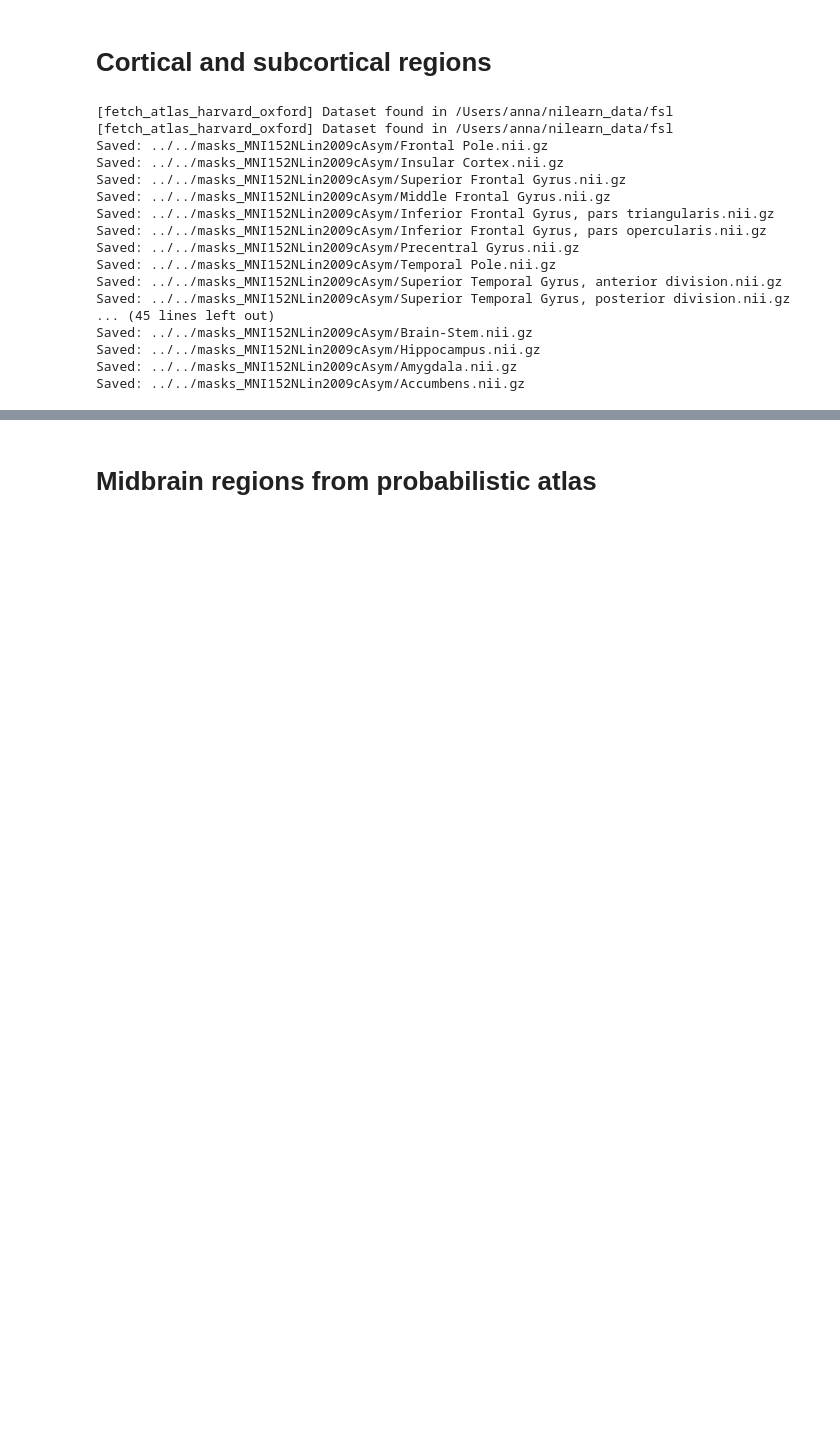
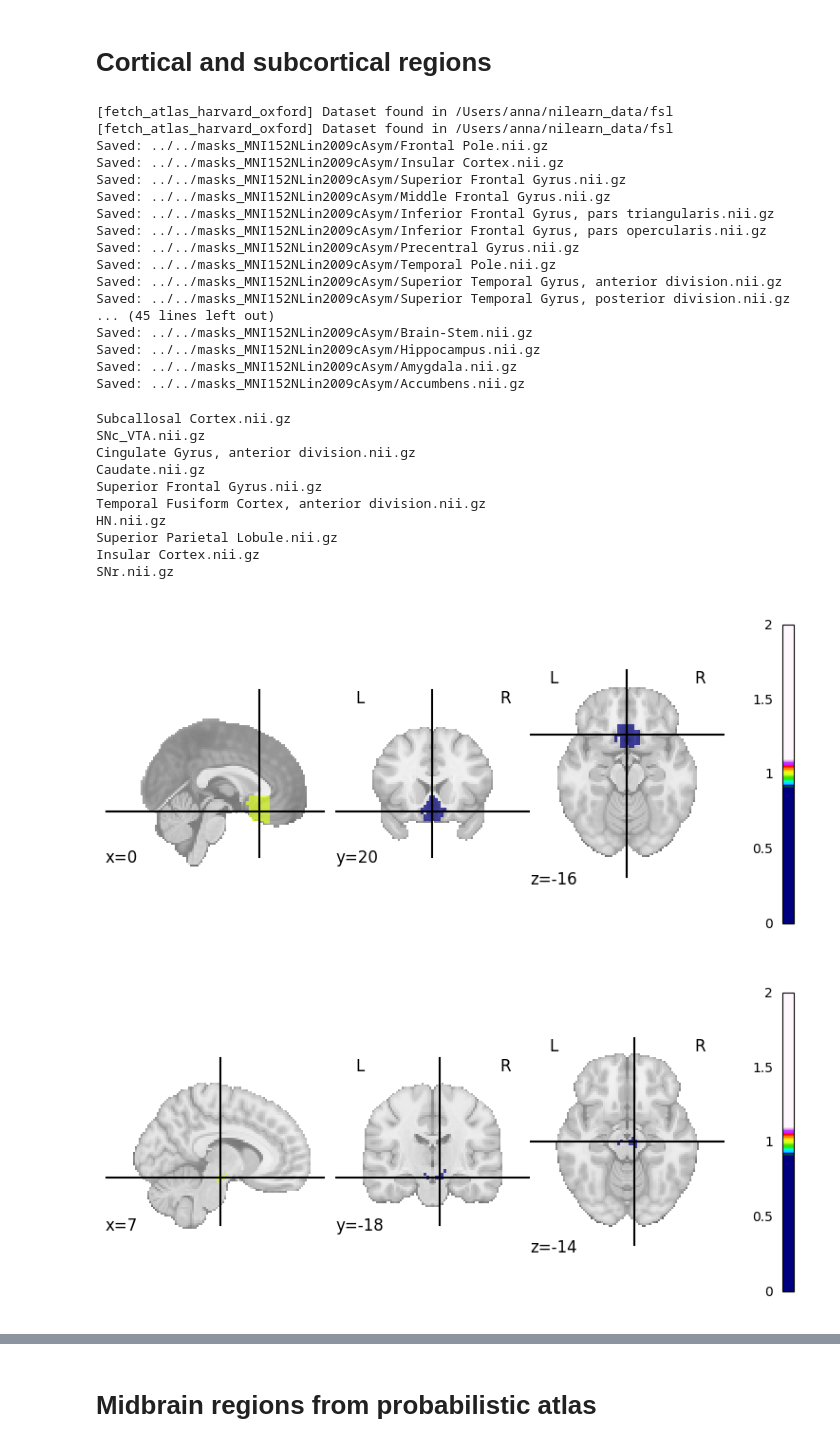
Before and after one commit to Anna-Palatkina-itu/probing_rsa_fasting_social_isolation, a Jupyter notebook: src/create_rdms_roi_MNI152NLin2009cAsym/create_cortical_subcortical_masks.ipynb, the cells around one changed output, grey strips where cells are left out. Drawn from its saved outputs; the diff is of its cells as text; code cells hidden in the pictures; blank space fills up the shorter version.

```diff
--- a/src/create_rdms_roi_MNI152NLin2009cAsym/create_cortical_subcortical_masks.ipynb
+++ b/src/create_rdms_roi_MNI152NLin2009cAsym/create_cortical_subcortical_masks.ipynb
@@ -111,3 +108,23 @@ Saved: ../../masks_MNI152NLin2009cAsym/Brain-Stem.nii.gz
 Saved: ../../masks_MNI152NLin2009cAsym/Hippocampus.nii.gz
 Saved: ../../masks_MNI152NLin2009cAsym/Amygdala.nii.gz
 Saved: ../../masks_MNI152NLin2009cAsym/Accumbens.nii.gz
+# %%
+# plot masks to check cortical and subcortical regions
+output_dir = "../../masks_MNI152NLin2009cAsym"
+files = os.listdir(output_dir)[:10]
+for f in files:
+    print(f)
+    plot_roi(os.path.join(output_dir, f))
+# %% [output]
+Subcallosal Cortex.nii.gz
+SNc_VTA.nii.gz
+Cingulate Gyrus, anterior division.nii.gz
+Caudate.nii.gz
+Superior Frontal Gyrus.nii.gz
+Temporal Fusiform Cortex, anterior division.nii.gz
+HN.nii.gz
+Superior Parietal Lobule.nii.gz
+Insular Cortex.nii.gz
+SNr.nii.gz
+[figure, added]
+[figure, added]
```
Also changed, not shown: parts of 5 cells of this notebook, 6 other files.
